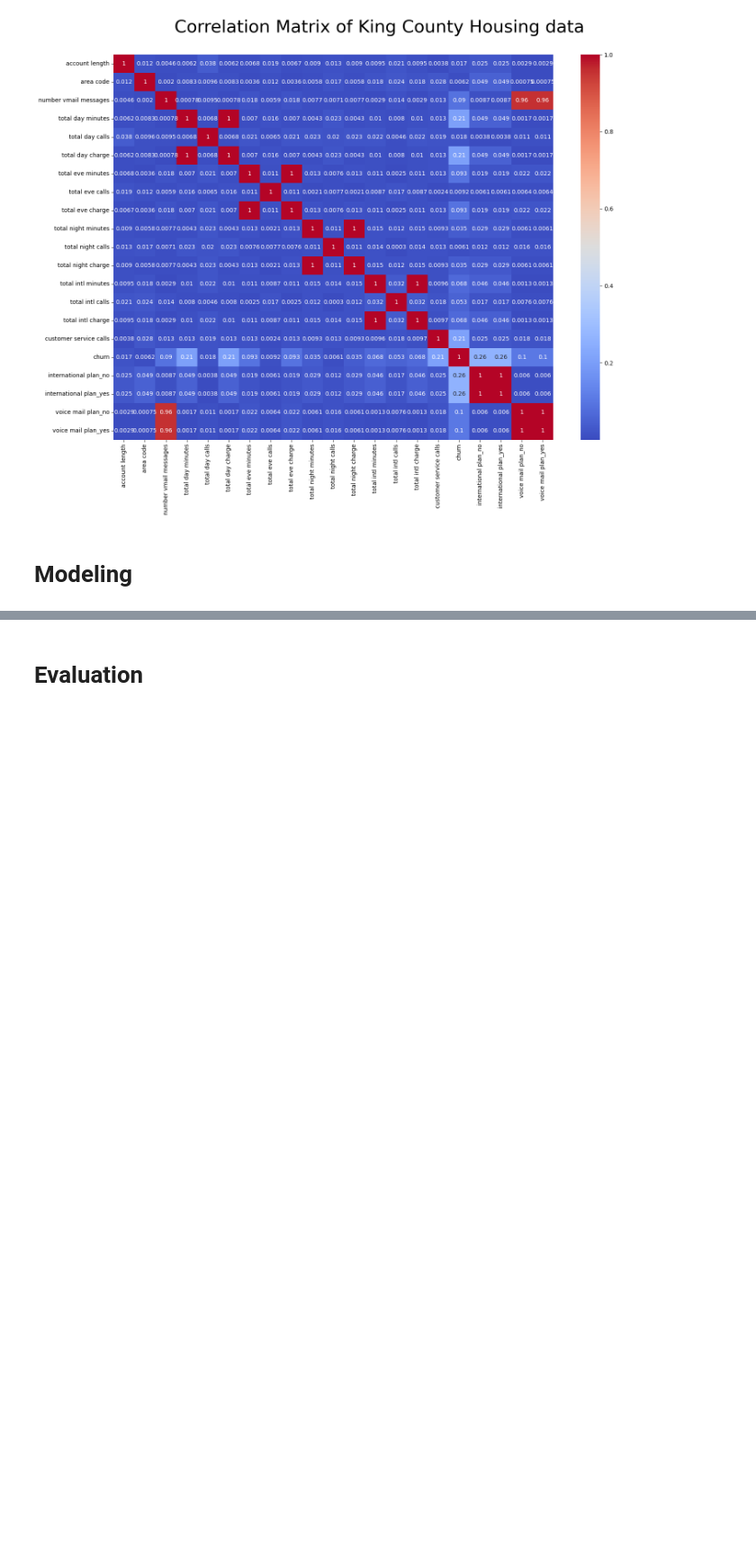
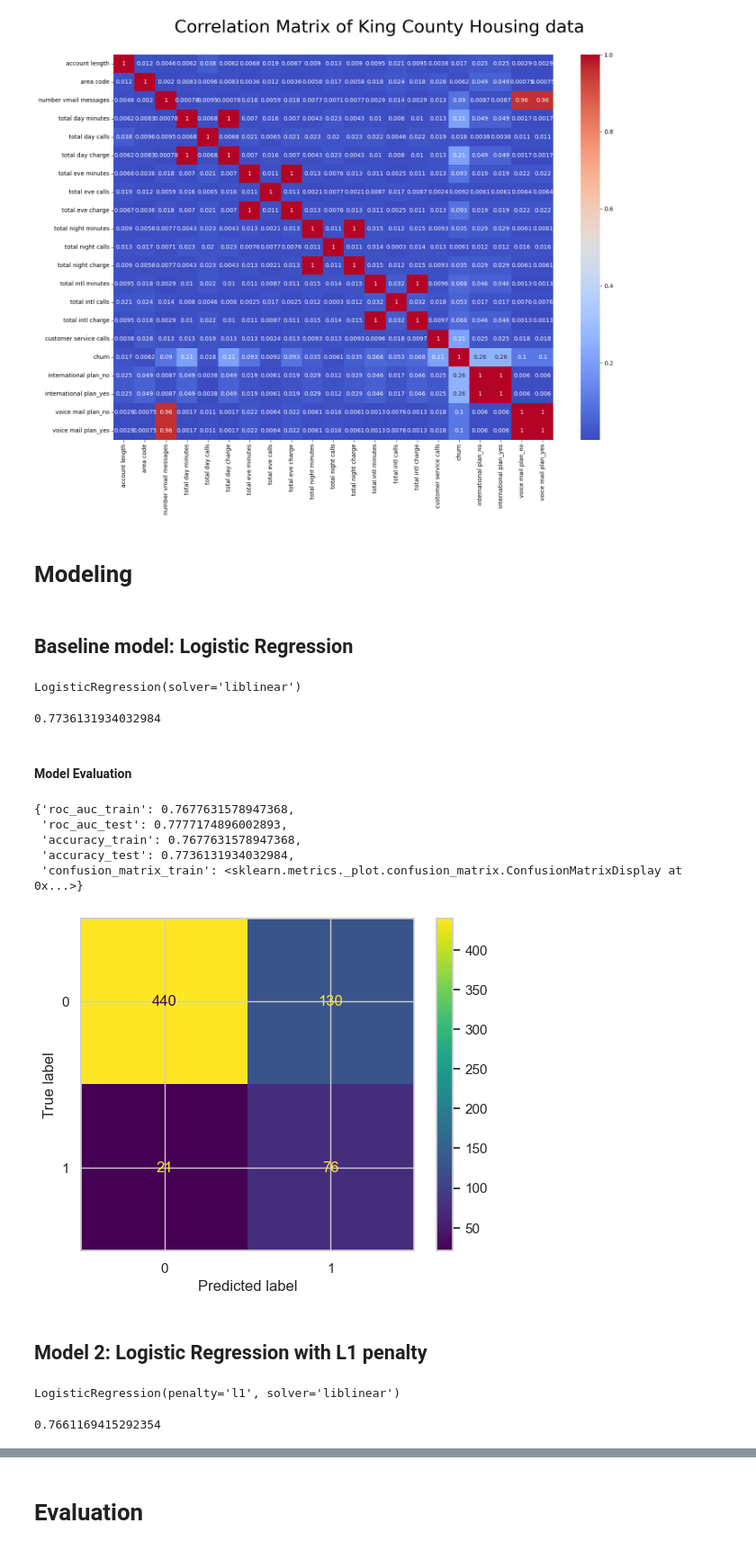
Before and after one commit to Bennie-Kibet/Phase_3_project, a Jupyter notebook: main.ipynb, the cells around one changed output, grey strips where cells are left out. Shown at 90% size. Cells and saved outputs as stored; diff of their text form; code cells hidden in the pictures; blank space fills up the shorter version.

Commit message:
Model completion

```diff
--- a/main.ipynb
+++ b/main.ipynb
@@ -392,0 +406,75 @@ X_train, X_test, y_train, y_tesy = train_test_split(X, y, test_size=0.2, random_
+# %%
+# Correcting for class imbalance
+smote = SMOTE()
+#SMOTE only to the training data
+X_train_smote, y_train_smote = smote.fit_resample(X_train_s, y_train)
+# %% [markdown]
+## Baseline model: Logistic Regression
+# %%
+# defining the model
+logreg = LogisticRegression(solver='liblinear')
+
+# fitting the train data
+logreg.fit(X_train_smote, y_train_smote)
+# %% [output]
+LogisticRegression(solver='liblinear')
+# %%
+# predicting on unseen data
+y_pred = logreg.predict(X_test_s)
+print(accuracy_score(y_test, y_pred))
+# %% [output]
+0.7736131934032984
+# %% [markdown]
+#### Model Evaluation
+# %%
+# a function for checking for metrics
+def evaluate_model_metrics(model, X_train, y_train, X_test, y_test):
+    # Train the model
+    model.fit(X_train, y_train)
+
+    # Predict on the training and testing data
+    y_train_pred = model.predict(X_train)
+    y_test_pred = model.predict(X_test)
+
+    # Calculate evaluation metrics
+    roc_auc_train = roc_auc_score(y_train, y_train_pred)
+    roc_auc_test = roc_auc_score(y_test, y_test_pred)
+    cm_test = confusion_matrix(y_test, y_test_pred)
+    cm_display_train = ConfusionMatrixDisplay(confusion_matrix=cm_test).plot()
+    accuracy_train = accuracy_score(y_train, y_train_pred)
+    accuracy_test = accuracy_score(y_test, y_test_pred)
+
+    # Return results
+    results = {
+        'roc_auc_train': roc_auc_train,
+        'roc_auc_test': roc_auc_test,
+        'accuracy_train': accuracy_train,
+        'accuracy_test': accuracy_test,
+        'confusion_matrix_train': cm_display_train
+    }
+    return results
+# %%
+evaluate_model_metrics(logreg, X_train_smote,y_train_smote, X_test_s, y_test)
+# %% [output]
+{'roc_auc_train': 0.7677631578947368,
+ 'roc_auc_test': 0.7777174896002893,
+ 'accuracy_train': 0.7677631578947368,
+ 'accuracy_test': 0.7736131934032984,
+ 'confusion_matrix_train': <sklearn.metrics._plot.confusion_matrix.ConfusionMatrixDisplay at 0x...>}
+[figure, added]
+# %% [markdown]
+## Model 2: Logistic Regression with L1 penalty
+# %%
+# defining the model
+logreg_1 = LogisticRegression(penalty='l1', solver='liblinear')
+
+# fitting the train data
+logreg_1.fit(X_train_smote, y_train_smote)
+# %% [output]
+LogisticRegression(penalty='l1', solver='liblinear')
+# %%
+# predicting on unseen data
+y_pred_1 = logreg_1.predict(X_test_s)
+print(accuracy_score(y_test, y_pred))
+# %% [output]
+0.7661169415292354
```
Also changed, not shown: parts of 21 cells of this notebook.
